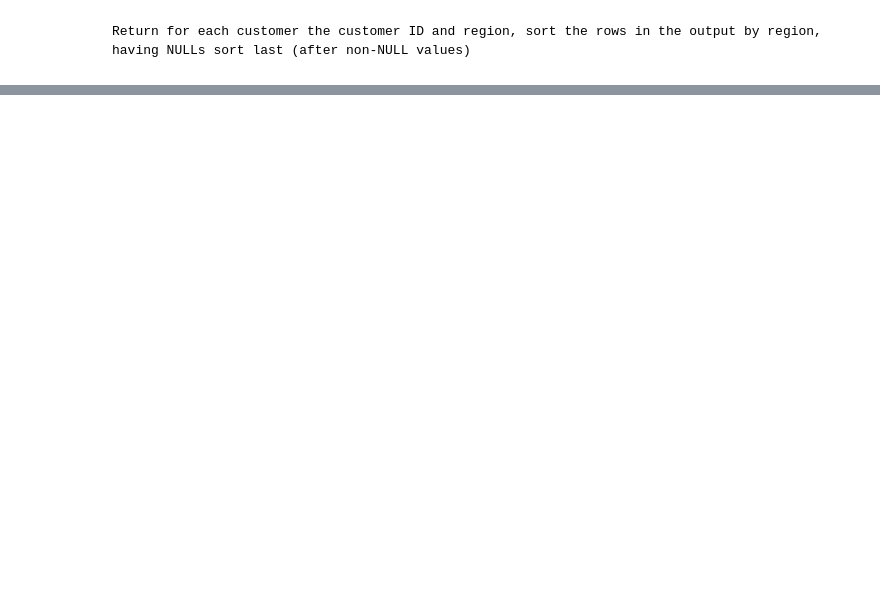
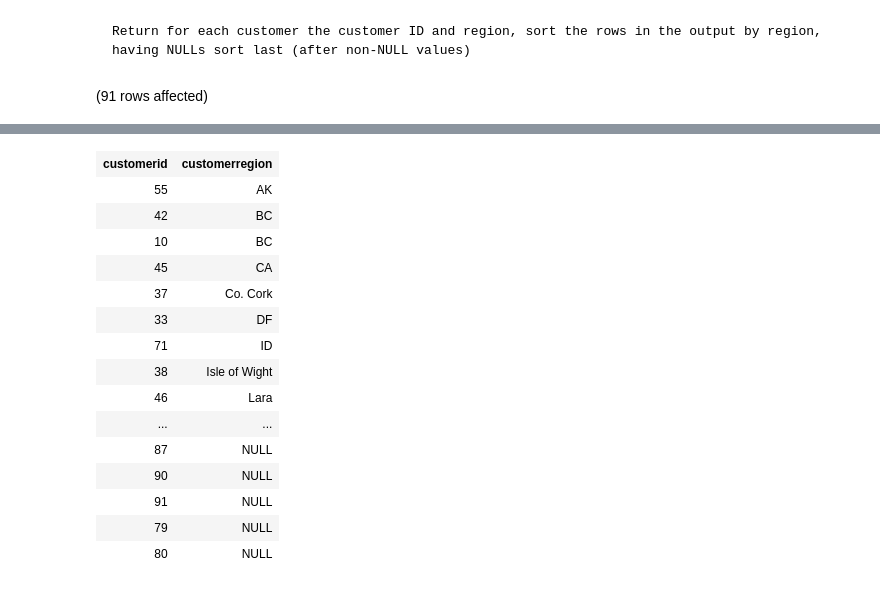
Before and after one commit to coreyalmon/DatabaseSystems, a Jupyter notebook: DatabaseNotebooks/exercises.ipynb, the cells around one changed output, grey strips where cells are left out. Cells and saved outputs as stored; diff of their text form; code cells hidden in the pictures; blank space fills up the shorter version.

````diff
--- a/DatabaseNotebooks/exercises.ipynb
+++ b/DatabaseNotebooks/exercises.ipynb
@@ -98,3 +159,16 @@ Figure out and return for each employee the gender based on the title of courtes
 ```
 Return for each customer the customer ID and region, sort the rows in the output by region, having NULLs sort last (after non-NULL values)
 ```
+# %%
+USE Northwinds2022TSQLV7
+
+SELECT customerid, customerregion
+FROM Sales.Customer
+ORDER BY
+	CASE
+		WHEN customerregion IS NULL THEN 1
+		WHEN customerregion IS NOT NULL THEN 0
+	END,
+	customerregion
+# %% [output]
+(91 rows affected)
@@ -100,0 +176,16 @@ Return for each customer the customer ID and region, sort the rows in the output
+| customerid | customerregion |
+| 55 | AK |
+| 42 | BC |
+| 10 | BC |
+| 45 | CA |
+| 37 | Co. Cork |
+| 33 | DF |
+| 71 | ID |
+| 38 | Isle of Wight |
+| 46 | Lara |
+| ... | ... |
+| 87 | NULL |
+| 90 | NULL |
+| 91 | NULL |
+| 79 | NULL |
+| 80 | NULL |
````
Also changed, not shown: parts of 5 cells of this notebook, 1 other file.
